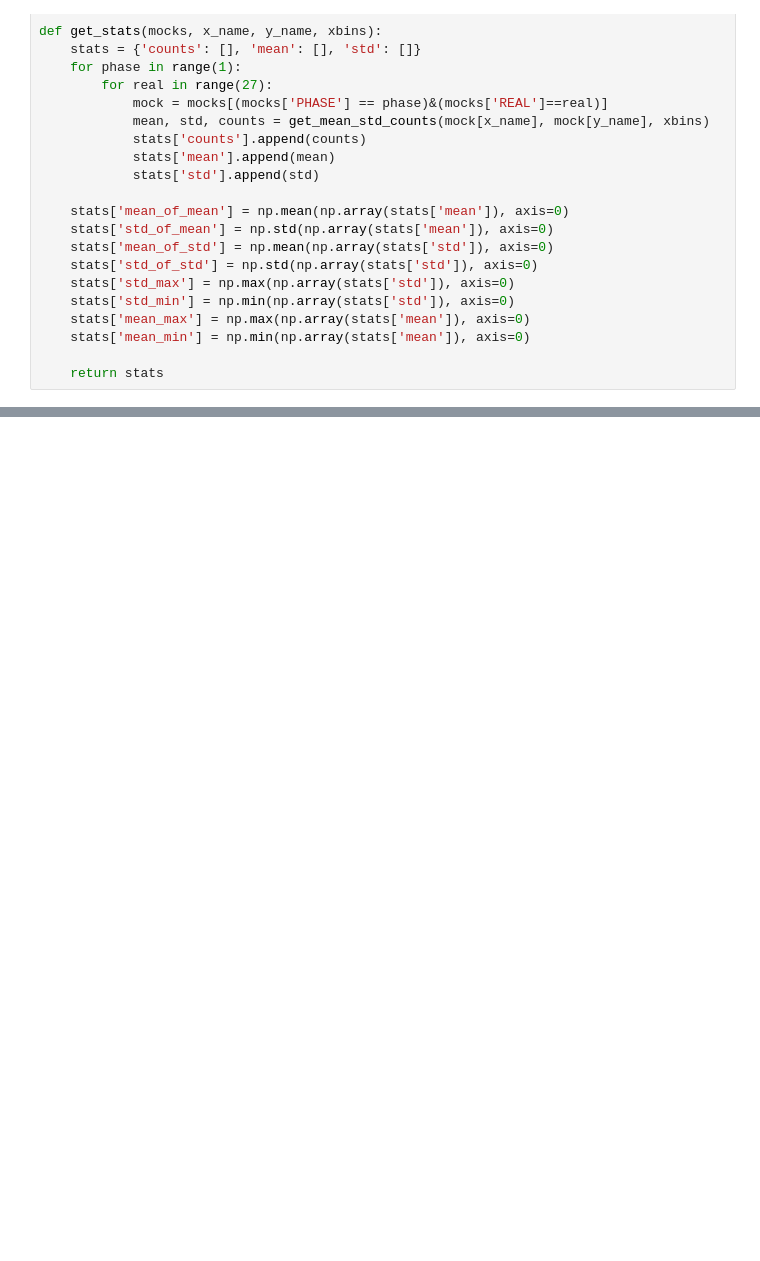
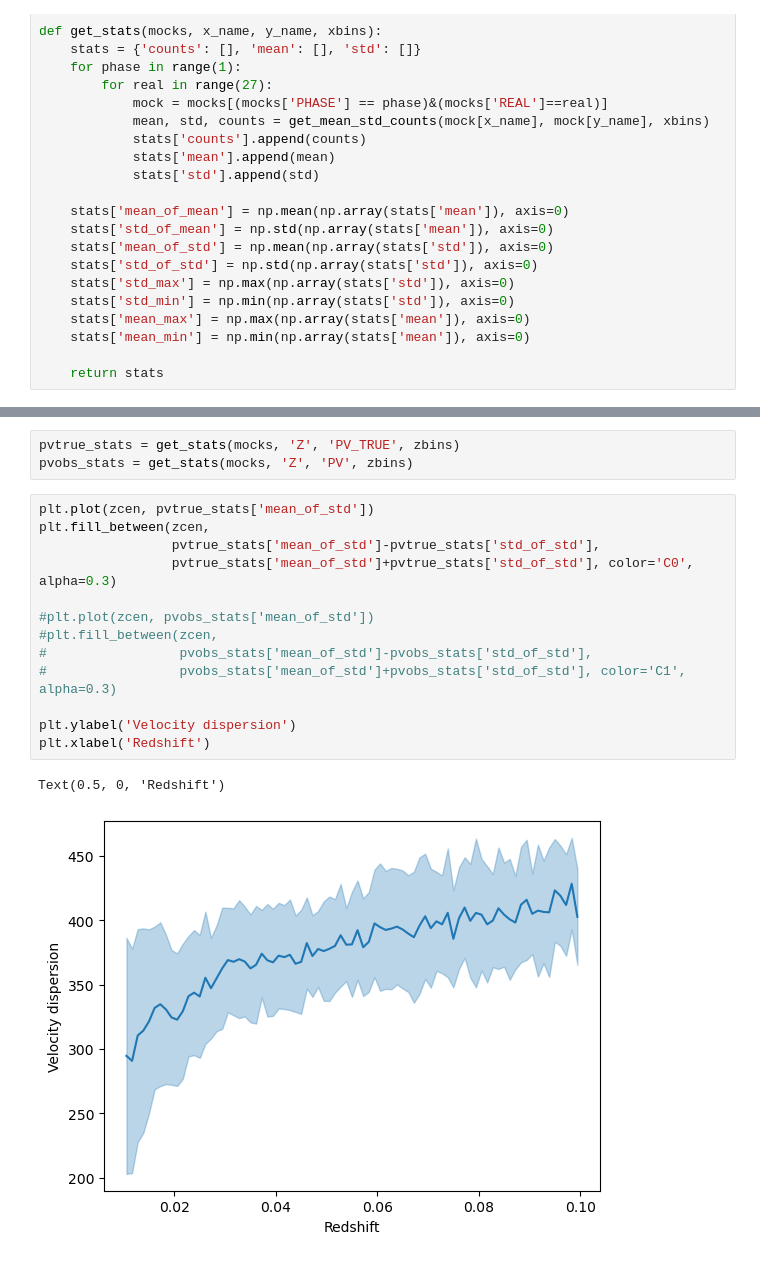
Before and after one commit to julianbautista/desi_pv_mocks, a Jupyter notebook: notebooks/check_TF_clustering.ipynb, the cells around one changed output, grey strips where cells are left out. Cells and saved outputs as stored; diff of their text form; blank space fills up the shorter version.

```diff
--- a/notebooks/check_TF_clustering.ipynb
+++ b/notebooks/check_TF_clustering.ipynb
@@ -265,0 +266,19 @@ Text(0, 0.5, '$\\langle \\eta \\rangle$')
+# %%
+pvtrue_stats = get_stats(mocks, 'Z', 'PV_TRUE', zbins)
+pvobs_stats = get_stats(mocks, 'Z', 'PV', zbins)
+# %%
+plt.plot(zcen, pvtrue_stats['mean_of_std'])
+plt.fill_between(zcen,
+                 pvtrue_stats['mean_of_std']-pvtrue_stats['std_of_std'],
+                 pvtrue_stats['mean_of_std']+pvtrue_stats['std_of_std'], color='C0', alpha=0.3)
+
+#plt.plot(zcen, pvobs_stats['mean_of_std'])
+#plt.fill_between(zcen,
+#                 pvobs_stats['mean_of_std']-pvobs_stats['std_of_std'],
+#                 pvobs_stats['mean_of_std']+pvobs_stats['std_of_std'], color='C1', alpha=0.3)
+
+plt.ylabel('Velocity dispersion')
+plt.xlabel('Redshift')
+# %% [output]
+Text(0.5, 0, 'Redshift')
+[figure, added]
```
Also changed, not shown: parts of 8 cells of this notebook, 9 other files.
